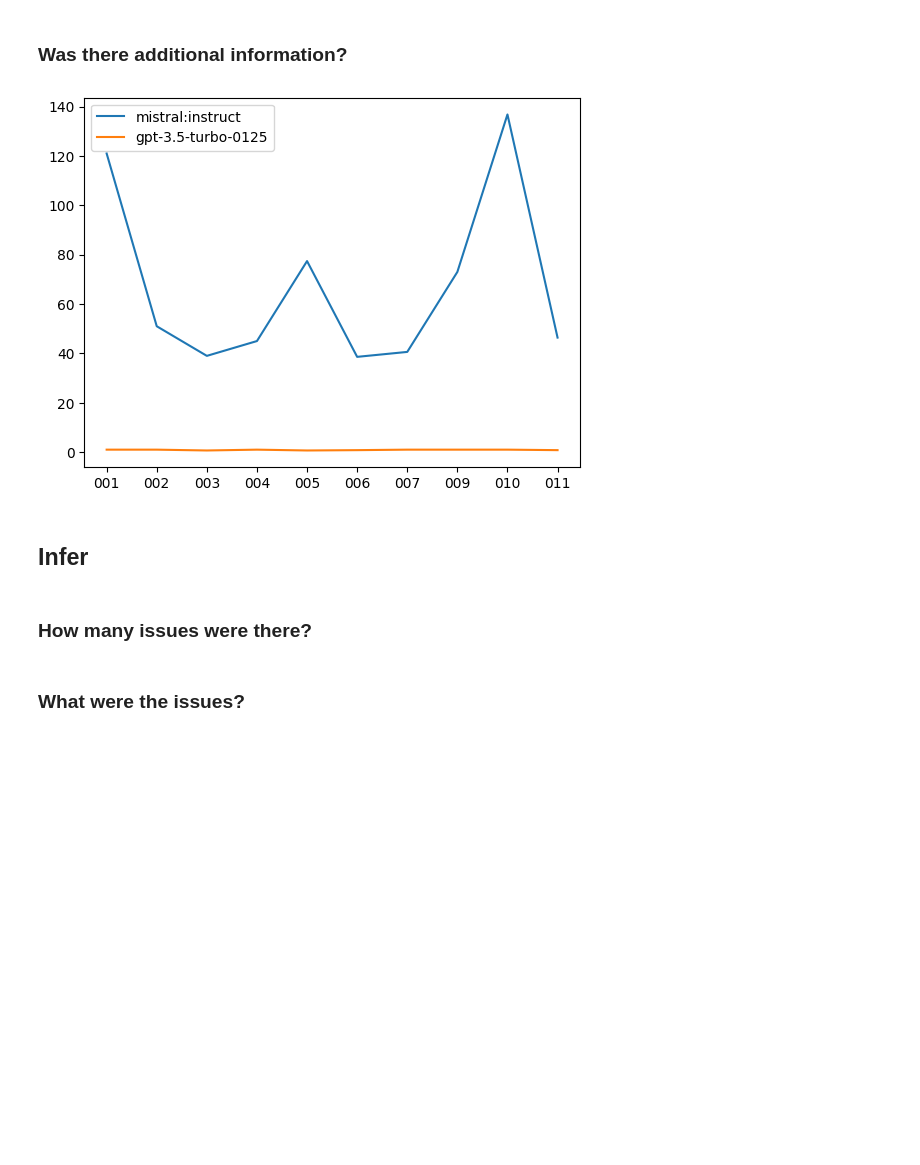
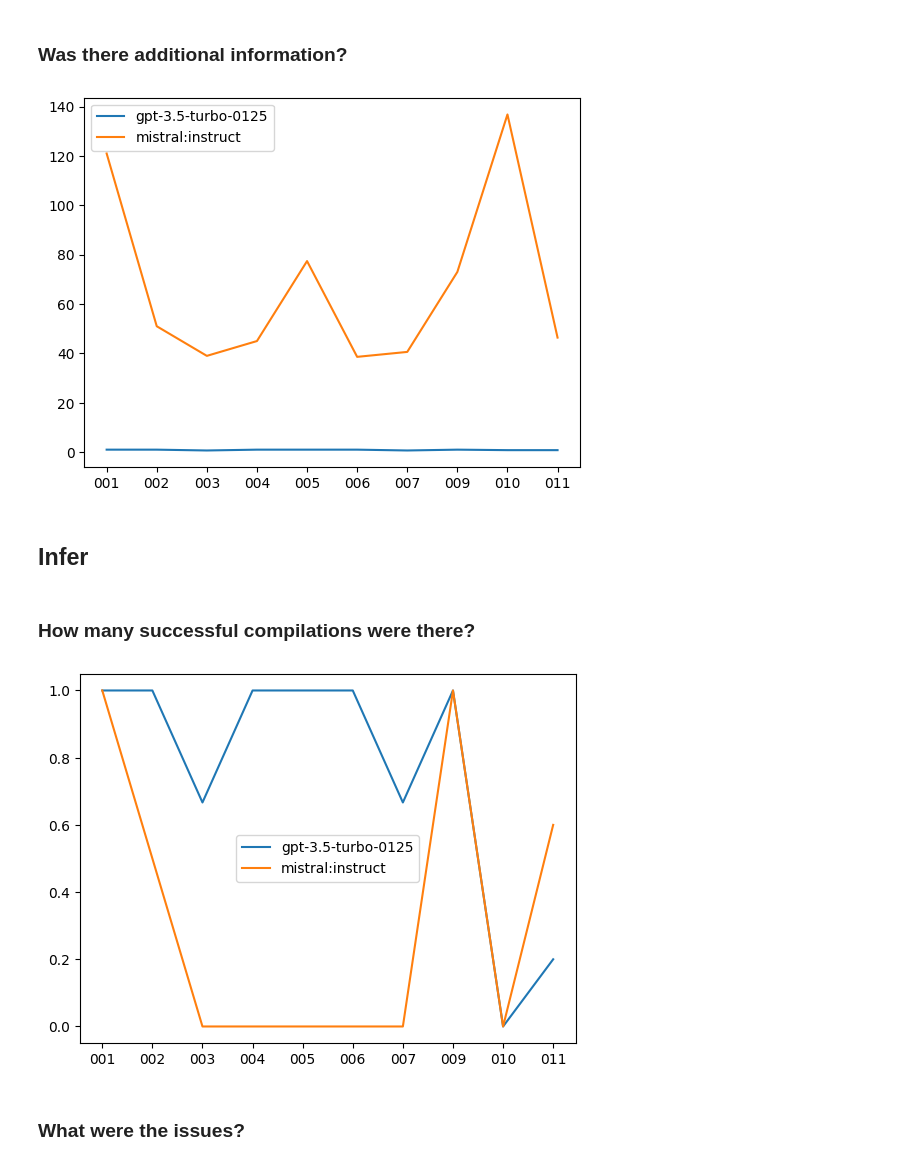
Before and after one commit to davidfrisch/vv_cw_2, a Jupyter notebook: pipeline/jupyter-notebook/results.ipynb, the cells around one changed output. Drawn from its saved outputs; the diff is of its cells as text; code cells hidden in the pictures; blank space fills up the shorter version.

```diff
--- a/pipeline/jupyter-notebook/results.ipynb
+++ b/pipeline/jupyter-notebook/results.ipynb
@@ -164,13 +142,13 @@ for model in models:
 ### Was there additional information?
 # %%
 # "extra_information_num_words"
-
-extra_information_num_words_x = [question_name.split('_')[1] for question_name in questions.keys()]
+sorted_questions = sorted(questions)
+extra_information_num_words_x = [question_name.split('_')[1] for question_name in sorted_questions]
 extra_information_num_words_y = []
 
 for model in models:
     extra_information_num_words_y = []
-    for question in questions:
+    for question in sorted_questions:
         for report, questions_reported in data.items():
             if question in questions_reported:
                 results = questions_reported[question]
@@ -184,17 +162,42 @@ for model in models:
 
                     break
 
-    extra_information_num_words_x, extra_information_num_words_y = zip(*sorted(zip(extra_information_num_words_x, extra_information_num_words_y)))
     plt.plot(extra_information_num_words_x, extra_information_num_words_y, label=model)
     plt.legend()
 # %% [output]
-[figure, old version]
+[figure, new version]
 # %% [markdown]
 ## Infer
 # %% [markdown]
 
 
-### How many issues were there?
+### How many successful compilations were there?
+# %%
+# "number_of_issues" is not None
+sorted_questions = sorted(questions)
+number_of_issues_x = [question_name.split('_')[1] for question_name in sorted_questions]
+number_of_issues_y = []
+
+for model in models:
+    number_of_issues_y = []
+    sorted_questions = sorted(questions)
+
+    for question in sorted_questions:
+        for report, questions_reported in data.items():
+            if question in questions_reported:
+                results = questions_reported[question]
+                if results['model'] == model:
+                    compilation_succeeded = 0
+                    for retry in results['tries']:
+                        if results['tries'][retry]['number_of_issues'] is not None:
+                            compilation_succeeded += 1
+
+                    number_of_issues_y.append(compilation_succeeded/len(results['tries']))
+
+    plt.plot(number_of_issues_x, number_of_issues_y, label=model)
+    plt.legend()
+# %% [output]
+[figure, added]
 # %% [markdown]
 
 
```
Also changed, not shown: parts of 8 cells of this notebook.
